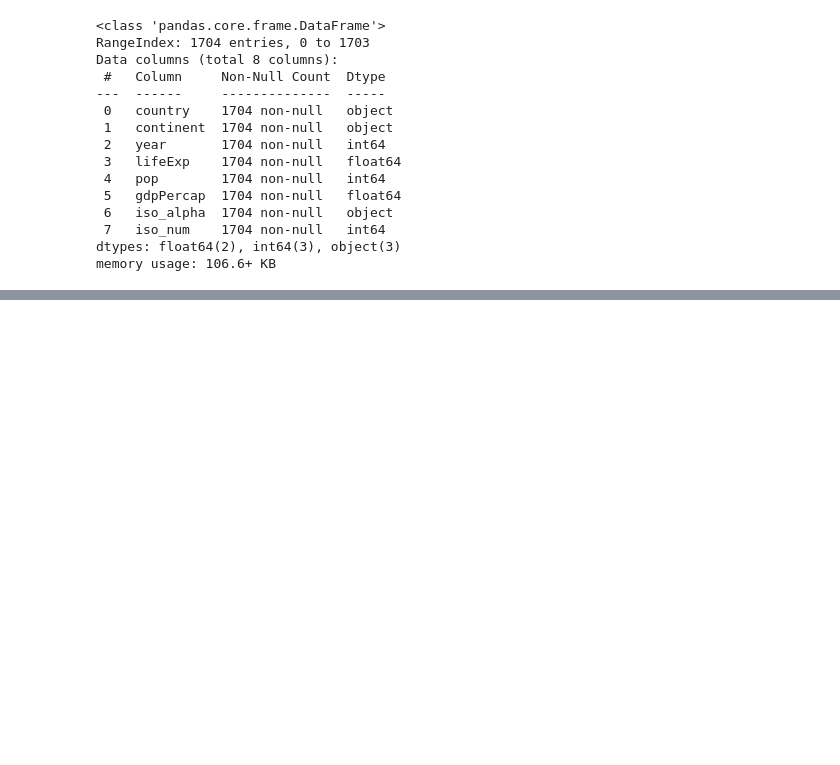
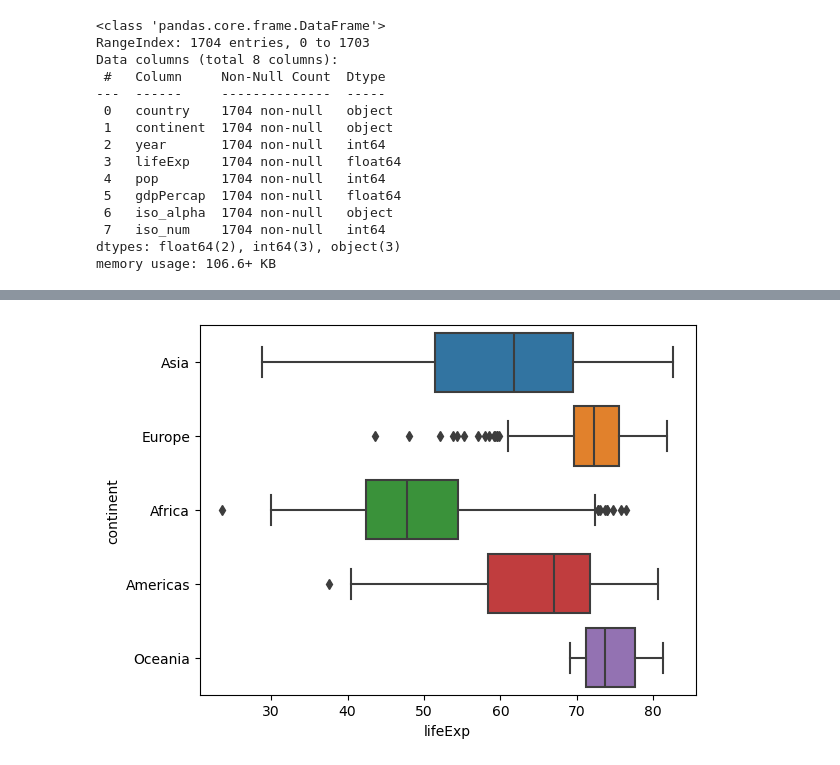
Before and after one commit to elmunoz42/python-plots, a Jupyter notebook: plot-examples.ipynb, the cells around one changed output, grey strips where cells are left out. Saved outputs shown, nothing was run; the diff lists cells and outputs as text; code cells hidden in the pictures; blank space fills up the shorter version.

Commit message:
add barplot and boxplot examples.

```diff
--- a/plot-examples.ipynb
+++ b/plot-examples.ipynb
@@ -44,0 +47,6 @@ gapminder["lifeExp"].plot(kind="hist",title="Histogram of Life Expectancy", grid
+# %%
+boxplot1 = sns.boxplot(data=gapminder, x="lifeExp", y="continent")
+boxplot1_fig = boxplot1.get_figure()
+boxplot1_fig.savefig('images/plot2.png')
+# %% [output]
+[figure, added]
```
Also changed, not shown: parts of 1 cell of this notebook, 3 other files.
